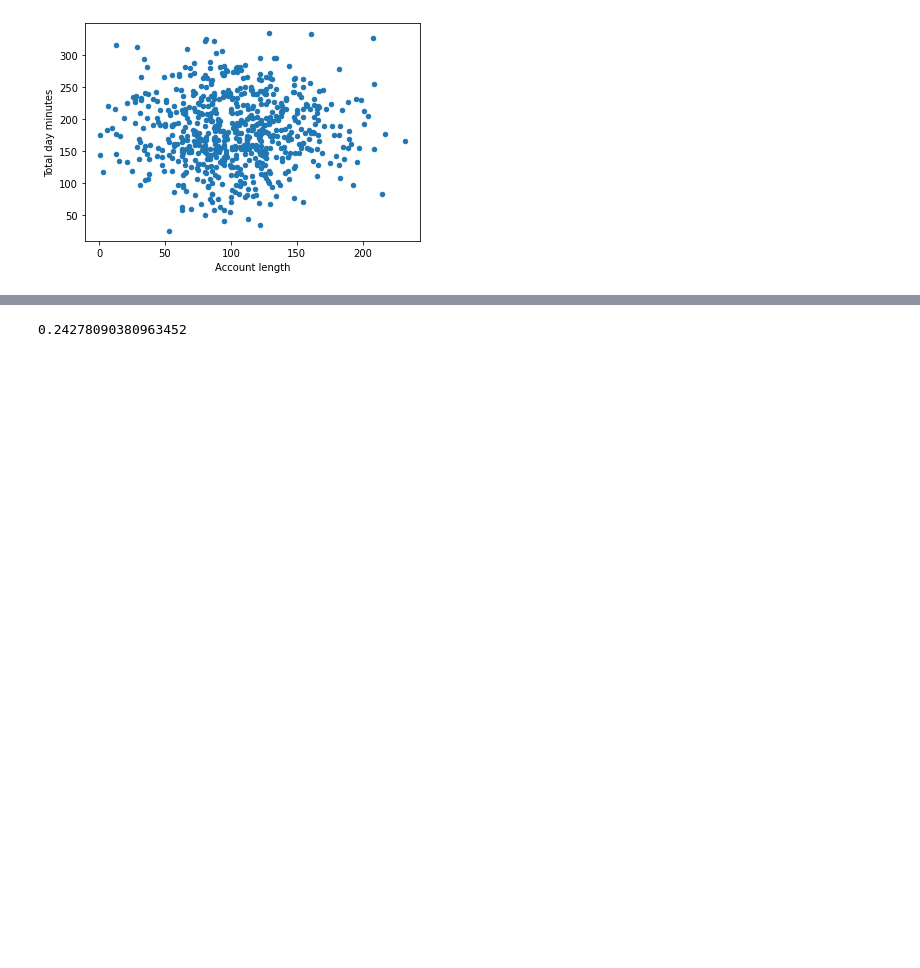
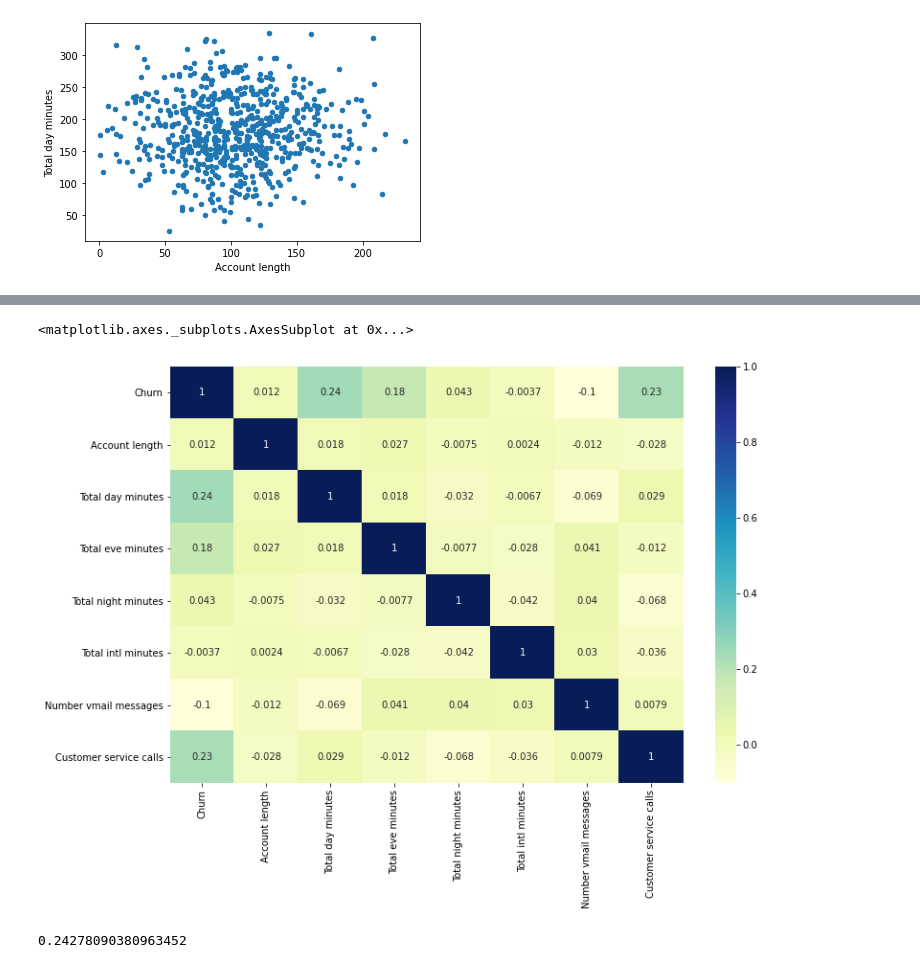
Before and after one commit to aparna-ks/EDA, a Jupyter notebook: EDA_TelecomChurn.ipynb, the cells around one changed output, grey strips where cells are left out. Drawn from its saved outputs; the diff is of its cells as text; code cells hidden in the pictures; blank space fills up the shorter version.

```diff
--- a/EDA_TelecomChurn.ipynb
+++ b/EDA_TelecomChurn.ipynb
@@ -207,3 +245,12 @@ df.corr()
+# %%
+#Churn correlation matrix
+cols = ['Churn','Account length', 'Total day minutes', 'Total eve minutes', 'Total night minutes','Total intl minutes', 'Number vmail messages', 'Customer service calls']
+corrMat = df[cols].corr()
+plt.figure(figsize=(12,8))
+sns.heatmap(corrMat, annot=True, cmap = 'YlGnBu')
+# %% [output]
+<matplotlib.axes._subplots.AxesSubplot at 0x...>
+[figure, added]
 # %%
 df['Churn'].corr(df['Total day minutes'])
 # %% [output]
```
Also changed, not shown: parts of 18 cells of this notebook.
